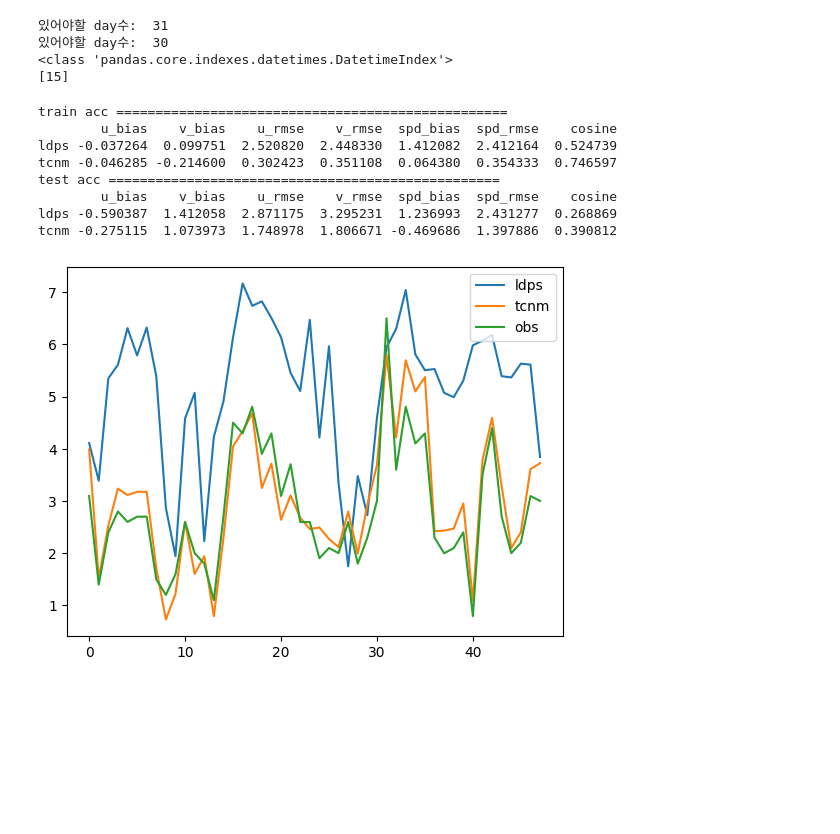
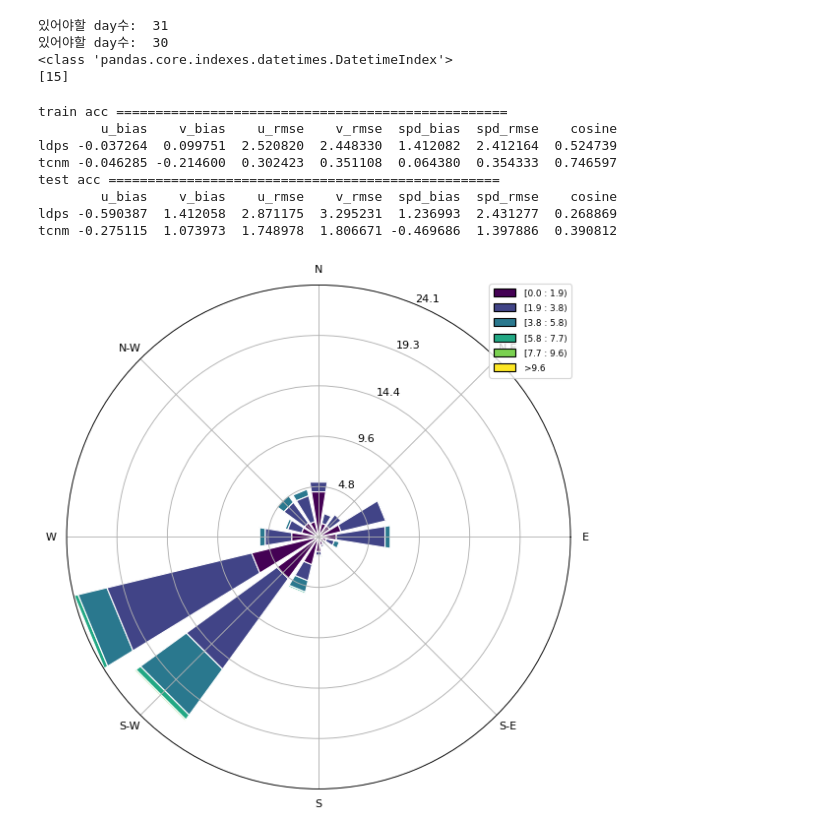
Before and after one commit to manki8908/Project_TJ_chatbot_202308, a Jupyter notebook: fcst_wind/VERF/wind_verf.ipynb, the cells around one changed output. Drawn from its saved outputs; the diff is of its cells as text; code cells hidden in the pictures; blank space fills up the shorter version.

```diff
--- a/fcst_wind/VERF/wind_verf.ipynb
+++ b/fcst_wind/VERF/wind_verf.ipynb
@@ -261,34 +261,46 @@ def calc_error(nwp, pred, obs, dev_stn_id):
 
 
     error_put = {'u_bias': [np.mean(ldps_u_bias), np.mean(tcnm_u_bias)],
                  'v_bias': [np.mean(ldps_v_bias), np.mean(tcnm_v_bias)],
                  'u_rmse': [np.mean(ldps_u_rmse), np.mean(tcnm_u_rmse)],
                  'v_rmse': [np.mean(ldps_v_rmse), np.mean(tcnm_v_rmse)],
                  'spd_bias': [np.mean(ldps_spd_bias), np.mean(tcnm_spd_bias)],
                  'spd_rmse': [np.mean(ldps_spd_rmse), np.mean(tcnm_spd_rmse)],
                  'cosine': [np.mean(ldps_w_coss), np.mean(tcnm_w_coss)]
               }
 
     error_df = pd.DataFrame(error_put, index=['ldps', 'tcnm'])
     print(error_df)
 
     #plot case
     sel_time = -20
-    put_df = {'ldps':nwp_spd[sel_time,:], 'tcnm':prd_spd[sel_time,:], 'obs': obs_spd[sel_time,:] }
-    df = pd.DataFrame(data = put_df)
-    df.plot.line()
+    df_spd = {'ldps':nwp_spd.flatten(), 'tcnm':prd_spd.flatten(), 'obs': obs_spd.flatten() }
+    df_dir = {'ldps':nwp_dir.flatten(), 'tcnm':prd_dir.flatten(), 'obs': obs_dir.flatten() }
+    df_spd = pd.DataFrame(data = df_spd)
+    df_dir = pd.DataFrame(data = df_dir)
+    #df_spd.plot.line()
+
+    # wind rose
+    from windrose import WindroseAxes
+    ax = WindroseAxes.from_ax()
+    #ax.bar(df_dir['ldps'], df_spd['ldps'], normed=True, opening=0.8, edgecolor='white')
+    #ax.bar(df_dir['obs'], df_spd['obs'], normed=True, opening=0.8, edgecolor='white')
+    ax.bar(df_dir['tcnm'], df_spd['tcnm'], normed=True, opening=0.8, edgecolor='white')
+    ax.set_legend(loc="best")
+
+
 
 print("train acc","="*50)
 calc_error(sel_dm_nwp_train, inv_pred_train, dm_obs_train, dev_stn_id)
 print("test acc","="*50)
 calc_error(sel_dm_nwp_test, inv_pred_test, dm_obs_test, dev_stn_id)
 # %% [output]
 train acc ==================================================
         u_bias    v_bias    u_rmse    v_rmse  spd_bias  spd_rmse    cosine
 ldps -0.037264  0.099751  2.520820  2.448330  1.412082  2.412164  0.524739
 tcnm -0.046285 -0.214600  0.302423  0.351108  0.064380  0.354333  0.746597
 test acc ==================================================
         u_bias    v_bias    u_rmse    v_rmse  spd_bias  spd_rmse    cosine
 ldps -0.590387  1.412058  2.871175  3.295231  1.236993  2.431277  0.268869
 tcnm -0.275115  1.073973  1.748978  1.806671 -0.469686  1.397886  0.390812
-[figure, old version]
+[figure, new version]
```
Also changed, not shown: parts of 3 cells of this notebook, 3 other files.
